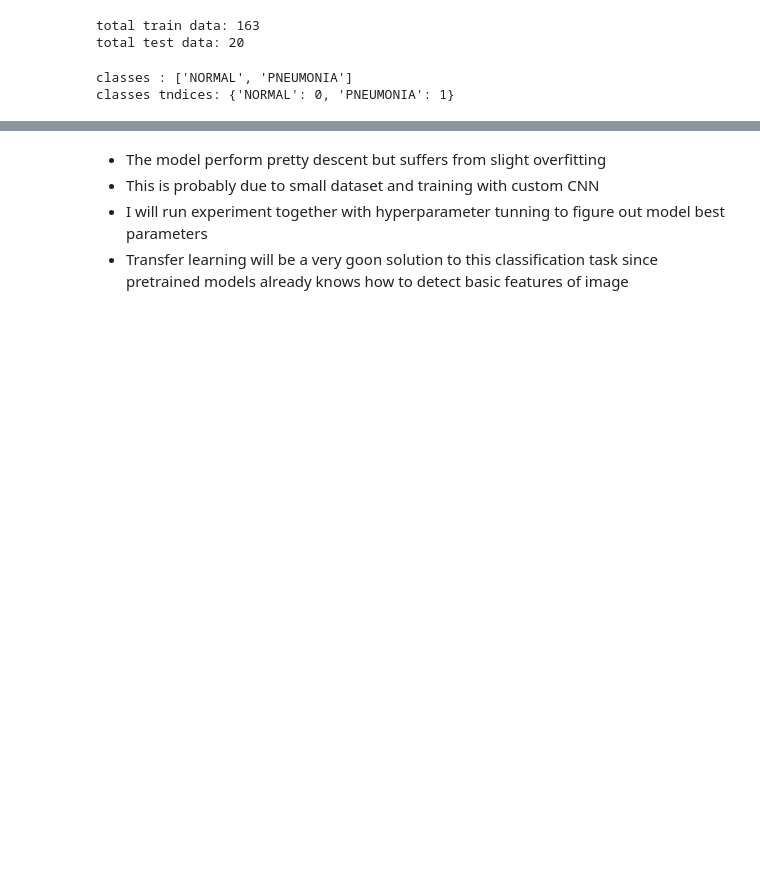
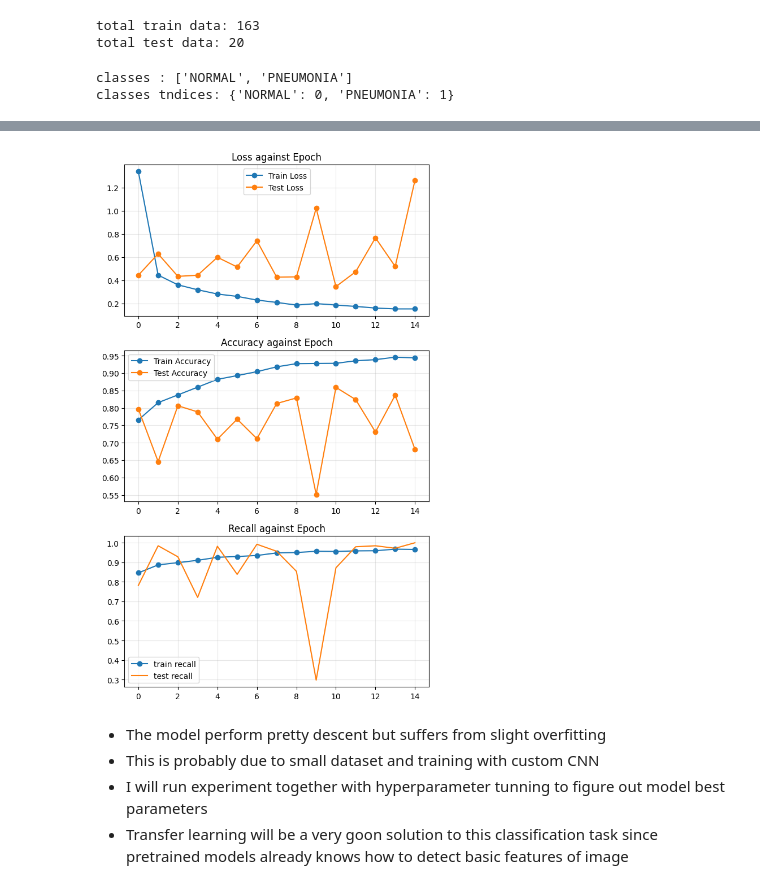
Before and after one commit to Ebenezeragyemang10/Machine-Learning-Projects, a Jupyter notebook: chest-x-ray-classification-cnn/xrayclassifier.ipynb, the cells around one changed output, grey strips where cells are left out. Drawn from its saved outputs; the diff is of its cells as text; code cells hidden in the pictures; blank space fills up the shorter version.

```diff
--- a/chest-x-ray-classification-cnn/xrayclassifier.ipynb
+++ b/chest-x-ray-classification-cnn/xrayclassifier.ipynb
@@ -199,7 +205,7 @@ test_transforms = transforms.Compose([
 )
 # %%
 
-BATCH_SIZE = 32
+BATCH_SIZE = 16
 train_dataset = datasets.ImageFolder(root=train_dir, transform=train_transforms)
 test_dataset = datasets.ImageFolder(root=test_dir, transform=test_transforms)
 train_loader = DataLoader(train_dataset, BATCH_SIZE, shuffle=True)
@@ -272,7 +283,8 @@ def evaluate_model(model, dataloader, metrics, criterion, device):
       x_batch, y_batch = x_batch.to(device), y_batch.to(device).unsqueeze(1).to(torch.float32)
       y_logits= model(x_batch)
       y_prob = torch.sigmoid(y_logits)
-      metrics.update(y_logits, y_batch)
+      y_pred = (y_prob >= 0.5).int()
+      metrics.update(y_pred, y_batch)
       loss = criterion(y_logits, y_batch)
       total_loss += loss.item()
   average_loss = total_loss/ len(dataloader)
@@ -304,8 +316,9 @@ def train_model(train_loader, test_loader, model, criterion, optimizer, train_me
       x_batch, y_batch = x_batch.to(device), y_batch.to(device).unsqueeze(1).to(torch.float32)
       y_logits = model(x_batch)
       y_prob = torch.sigmoid(y_logits)
+      y_pred = (y_prob >= 0.5).int()
       loss = criterion(y_logits, y_batch)
-      train_metrics.update(y_prob, y_batch)
+      train_metrics.update(y_pred, y_batch)
       train_loss += loss.item()
       loss.backward()
       optimizer.step()
@@ -357,3 +370,23 @@ def create_metrics():
       "recall": BinaryRecall()
   })
   return metrics
+# %%
+num_normal = sum(
+    1 for _, label in train_dataset.samples if label == 0
+)
+
+num_pneumonia = sum(
+    1 for _, label in train_dataset.samples if label == 1
+)
+
+print("NORMAL:", num_normal)
+print("PNEUMONIA:", num_pneumonia)
+
+pos_weight_value = num_normal / num_pneumonia
+
+print(pos_weight_value)
+
+pos_weight = torch.tensor(
+    [pos_weight_value],
+    dtype=torch.float32
+).to(device)
@@ -364,9 +401,9 @@ test_metrics = create_metrics().to(device)
 
 model = XrayNet(NUM_CLASSES=1).to(device=device)
 model.apply(initialize_weights)
-criterion= nn.BCEWithLogitsLoss()
+criterion= nn.BCEWithLogitsLoss( pos_weight=pos_weight)
 optimizer = torch.optim.Adam(params=model.parameters(), lr=0.001)
-epochs = 10
+epochs = 15
 history = train_model(
     train_loader=train_loader, test_loader=test_loader, model=model, criterion=criterion, optimizer=optimizer, train_metrics=train_metrics, test_metrics=test_metrics,  epochs=epochs, device=device)
 # %% [output]
@@ -378,34 +429,36 @@ best model saved
 def plot_history(history):
     epochs_range = range(len(history["train_loss"]))
 
-    fig, axes = plt.subplots(3, 1, figsize=(14, 10))
+    fig, axes = plt.subplots(3, 1, figsize=(6, 10))
     axes = axes.flatten()
 
     axes[0].plot(epochs_range, history["train_loss"], label="Train Loss", marker='o')
     axes[0].plot(epochs_range, history["test_loss"], label="Test Loss", marker='o')
     axes[0].set_title("Loss against Epoch")
     axes[0].legend()
     axes[0].grid(True, alpha=0.3)
 
 
     axes[1].plot(epochs_range, history["train_acc"], label="Train Accuracy", marker='o')
     axes[1].plot(epochs_range, history["test_acc"], label="Test Accuracy", marker='o')
     axes[1].set_title("Accuracy against Epoch")
     axes[1].legend()
     axes[1].grid(True, alpha=0.3)
 
     axes[2].plot(epochs_range, history["train_recall"], label="train recall", marker="o")
     axes[2].plot(epochs_range, history["test_recall"], label="test recall")
     axes[2].set_title("Recall against Epoch")
     axes[2].legend()
     axes[2].grid(True, alpha=0.3)
 
 
     plt.tight_layout()
     plt.show()
 
 
 plot_history(history)
+# %% [output]
+[figure, added]
 # %% [markdown]
 - The model perform pretty descent but suffers from slight overfitting
 - This is probably due to small dataset and training with custom CNN
```
Also changed, not shown: parts of 17 cells of this notebook.
